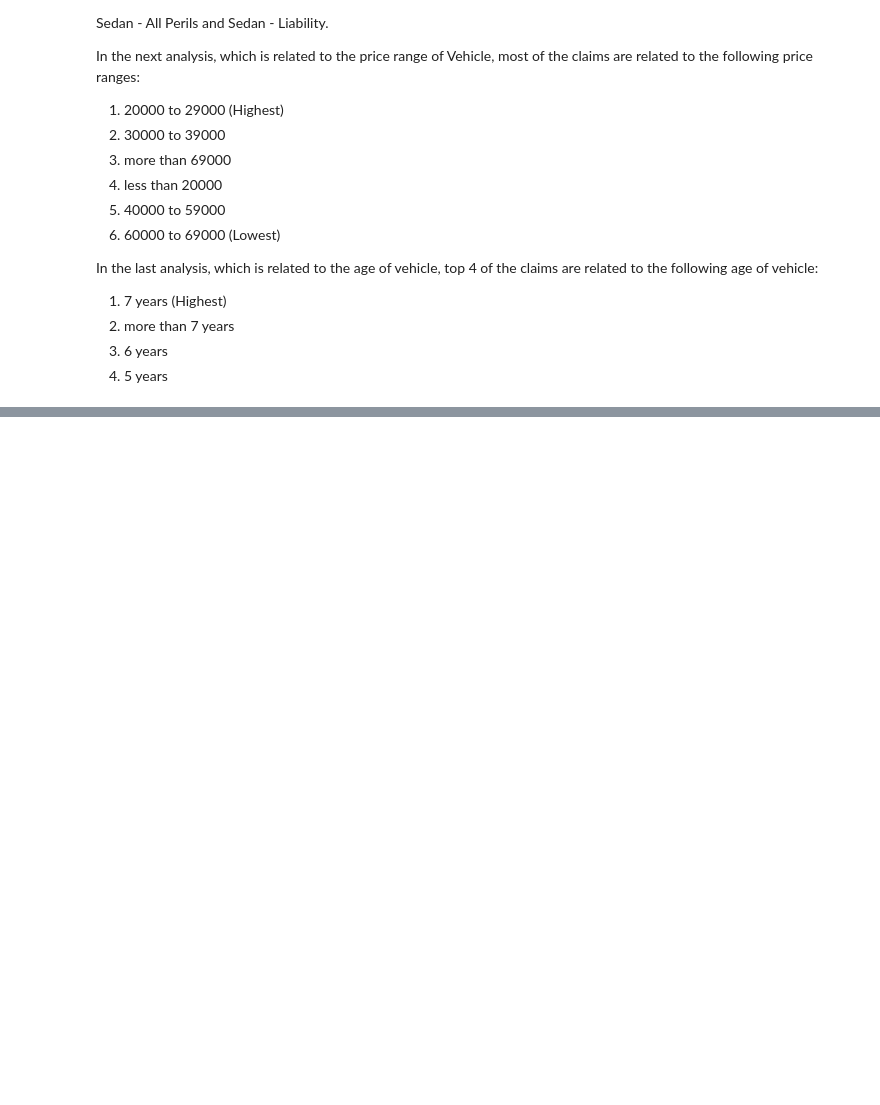
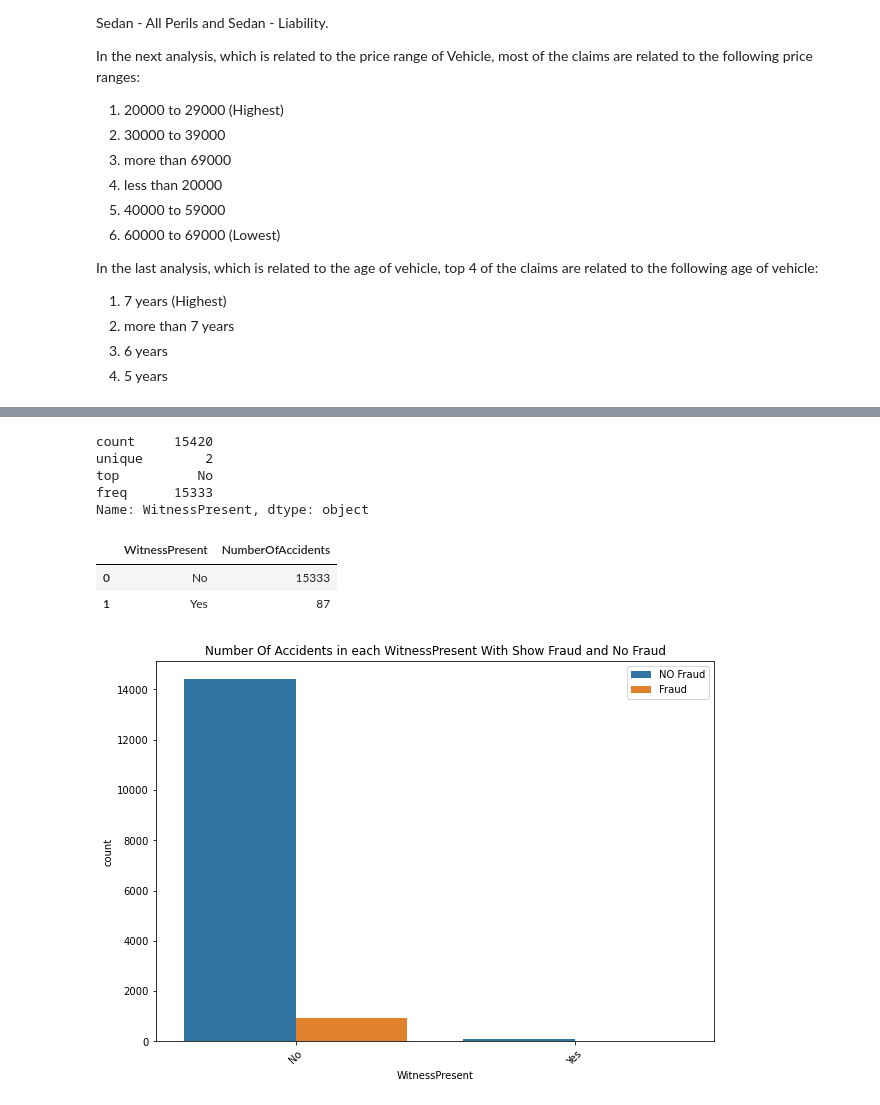
Before and after one commit to MohammadRouintan/Vehicle-Insurance-Claim-Fraud-Detection-Classification, a Jupyter notebook: Vehicle Insurance.ipynb, the cells around one changed output, grey strips where cells are left out. Saved outputs shown, nothing was run; the diff lists cells and outputs as text; code cells hidden in the pictures; blank space fills up the shorter version.

```diff
--- a/Vehicle Insurance.ipynb
+++ b/Vehicle Insurance.ipynb
@@ -1185,0 +1207,26 @@ plt.show()
+# %%
+vic['WitnessPresent'].describe()
+# %% [output]
+count     15420
+unique        2
+top          No
+freq      15333
+Name: WitnessPresent, dtype: object
+# %%
+witness = pd.DataFrame(vic.groupby(['WitnessPresent']).size()).reset_index()
+witness = witness.rename(columns={0: 'NumberOfAccidents'})
+witness
+# %% [output]
+|  | WitnessPresent | NumberOfAccidents |
+| 0 | No | 15333 |
+| 1 | Yes | 87 |
+# %%
+plt.figure(figsize=(10, 7))
+labels = ['NO Fraud','Fraud']
+sns.countplot(x=vic['WitnessPresent'], hue=vic['FraudFound_P'])
+plt.legend(labels, loc='best')
+plt.title('Number Of Accidents in each WitnessPresent With Show Fraud and No Fraud')
+plt.xticks(rotation=45)
+plt.show()
+# %% [output]
+[figure, added]
```
Also changed, not shown: parts of 17 cells of this notebook.
